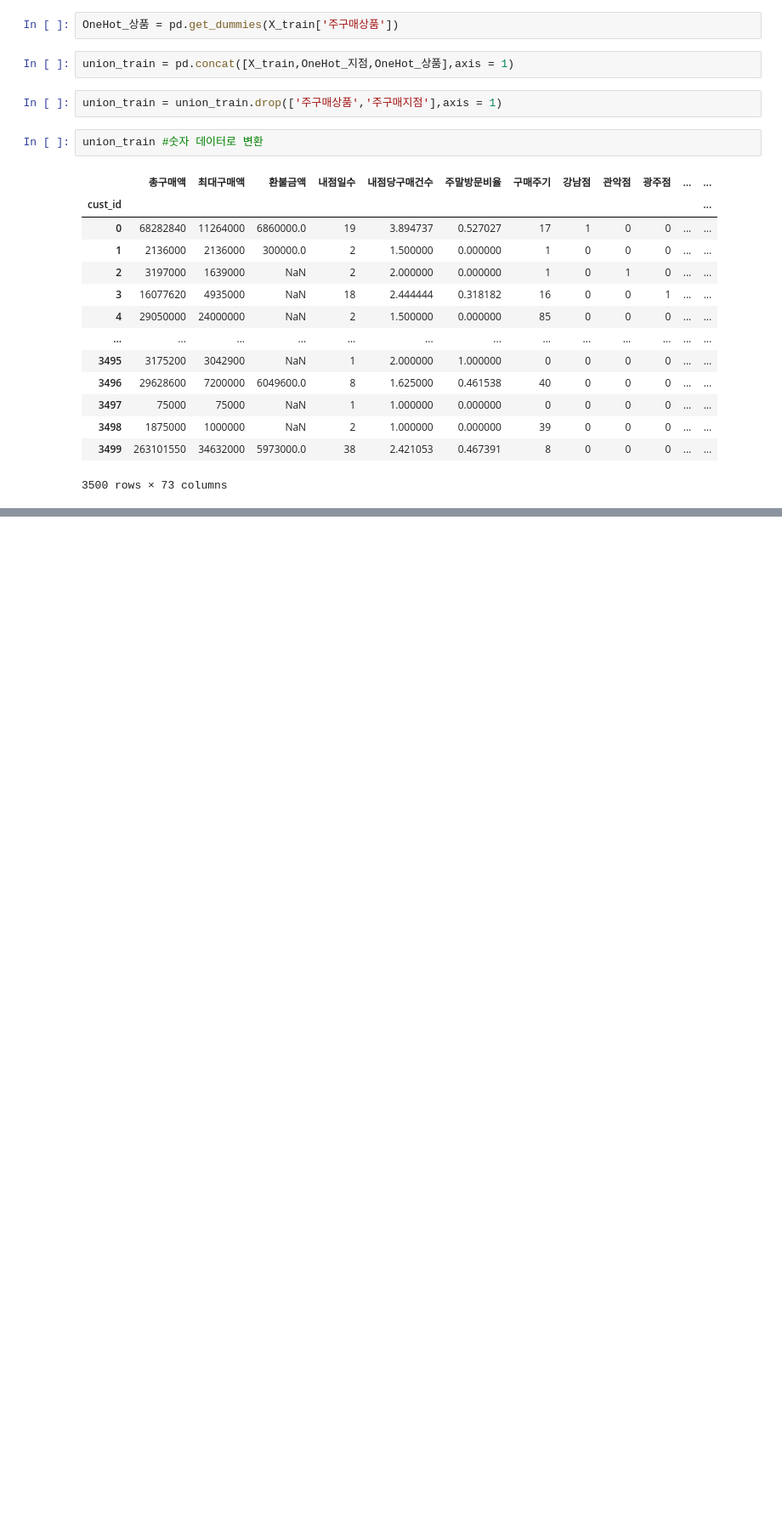
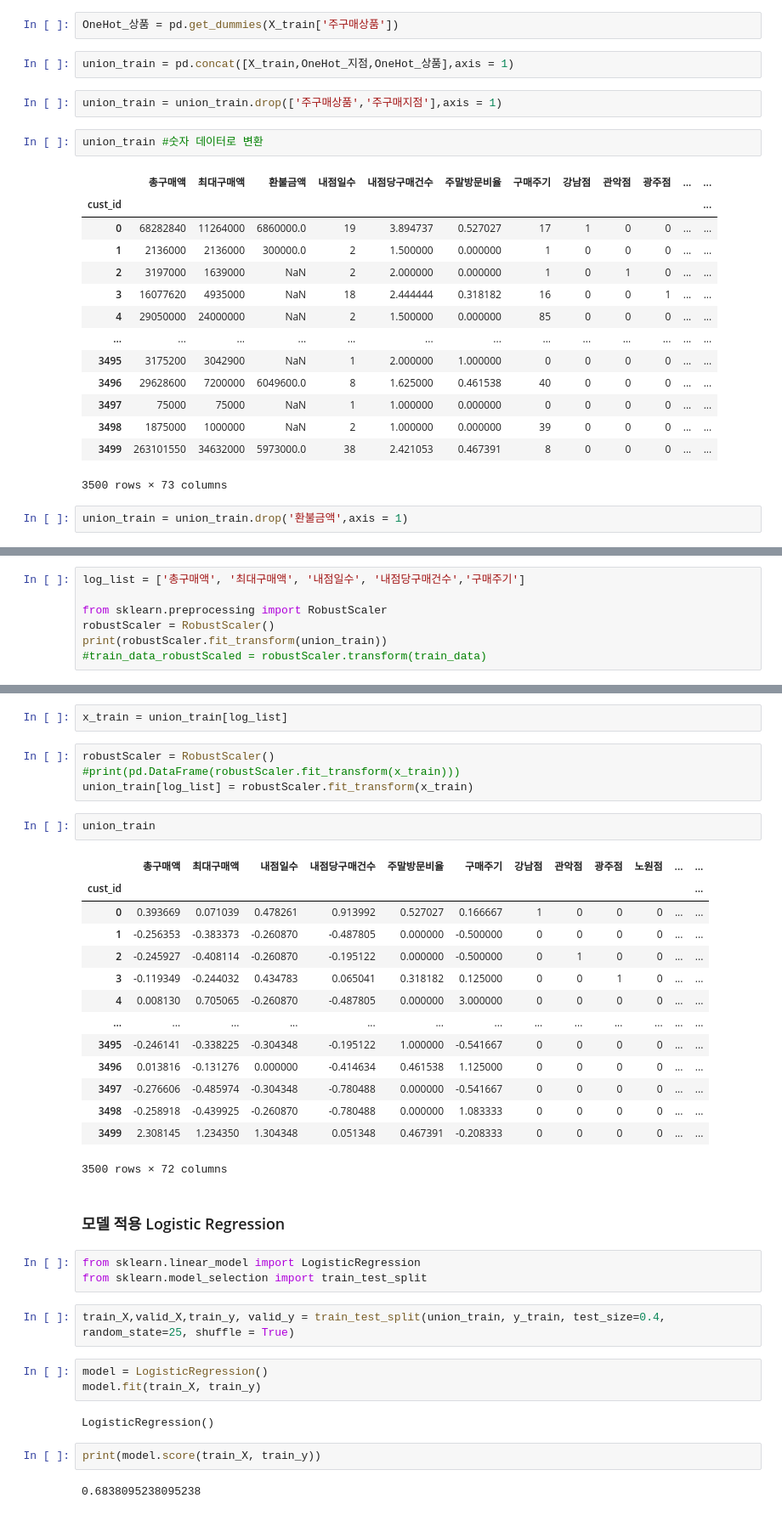
Before and after one commit to Eeun-ju/BigData-practical-test, a Jupyter notebook: 작업형2_01.ipynb, the cells around one changed output, grey strips where cells are left out. Shown: that part at 85% size. Cells and saved outputs as stored; diff of their text form; blank space fills up the shorter version.

```diff
--- a/작업형2_01.ipynb
+++ b/작업형2_01.ipynb
@@ -226,3 +226,5 @@ union_train #숫자 데이터로 변환
 | 3498 | 1875000 | 1000000 | NaN | 2 | 1.000000 | 0.000000 | 39 | 0 | 0 | 0 | ... | ... |
 | 3499 | 263101550 | 34632000 | 5973000.0 | 38 | 2.421053 | 0.467391 | 8 | 0 | 0 | 0 | ... | ... |
 3500 rows × 73 columns
+# %%
+union_train = union_train.drop('환불금액',axis = 1)
@@ -228,0 +233,7 @@ union_train #숫자 데이터로 변환
+# %%
+log_list = ['총구매액', '최대구매액', '내점일수', '내점당구매건수','구매주기']
+
+from sklearn.preprocessing import RobustScaler
+robustScaler = RobustScaler()
+print(robustScaler.fit_transform(union_train))
+#train_data_robustScaled = robustScaler.transform(train_data)
@@ -228,0 +254,39 @@ union_train #숫자 데이터로 변환
+# %%
+x_train = union_train[log_list]
+# %%
+robustScaler = RobustScaler()
+#print(pd.DataFrame(robustScaler.fit_transform(x_train)))
+union_train[log_list] = robustScaler.fit_transform(x_train)
+# %%
+union_train
+# %% [output]
+|  | 총구매액 | 최대구매액 | 내점일수 | 내점당구매건수 | 주말방문비율 | 구매주기 | 강남점 | 관악점 | 광주점 | 노원점 | ... | ... |
+| cust_id |  |  |  |  |  |  |  |  |  |  |  | ... |
+| 0 | 0.393669 | 0.071039 | 0.478261 | 0.913992 | 0.527027 | 0.166667 | 1 | 0 | 0 | 0 | ... | ... |
+| 1 | -0.256353 | -0.383373 | -0.260870 | -0.487805 | 0.000000 | -0.500000 | 0 | 0 | 0 | 0 | ... | ... |
+| 2 | -0.245927 | -0.408114 | -0.260870 | -0.195122 | 0.000000 | -0.500000 | 0 | 1 | 0 | 0 | ... | ... |
+| 3 | -0.119349 | -0.244032 | 0.434783 | 0.065041 | 0.318182 | 0.125000 | 0 | 0 | 1 | 0 | ... | ... |
+| 4 | 0.008130 | 0.705065 | -0.260870 | -0.487805 | 0.000000 | 3.000000 | 0 | 0 | 0 | 0 | ... | ... |
+| ... | ... | ... | ... | ... | ... | ... | ... | ... | ... | ... | ... | ... |
+| 3495 | -0.246141 | -0.338225 | -0.304348 | -0.195122 | 1.000000 | -0.541667 | 0 | 0 | 0 | 0 | ... | ... |
+| 3496 | 0.013816 | -0.131276 | 0.000000 | -0.414634 | 0.461538 | 1.125000 | 0 | 0 | 0 | 0 | ... | ... |
+| 3497 | -0.276606 | -0.485974 | -0.304348 | -0.780488 | 0.000000 | -0.541667 | 0 | 0 | 0 | 0 | ... | ... |
+| 3498 | -0.258918 | -0.439925 | -0.260870 | -0.780488 | 0.000000 | 1.083333 | 0 | 0 | 0 | 0 | ... | ... |
+| 3499 | 2.308145 | 1.234350 | 1.304348 | 0.051348 | 0.467391 | -0.208333 | 0 | 0 | 0 | 0 | ... | ... |
+3500 rows × 72 columns
+# %% [markdown]
+### 모델 적용 Logistic Regression
+# %%
+from sklearn.linear_model import LogisticRegression
+from sklearn.model_selection import train_test_split
+# %%
+train_X,valid_X,train_y, valid_y = train_test_split(union_train, y_train, test_size=0.4, random_state=25, shuffle = True)
+# %%
+model = LogisticRegression()
+model.fit(train_X, train_y)
+# %% [output]
+LogisticRegression()
+# %%
+print(model.score(train_X, train_y))
+# %% [output]
+0.6838095238095238
```
Also changed, not shown: parts of 4 cells of this notebook.
